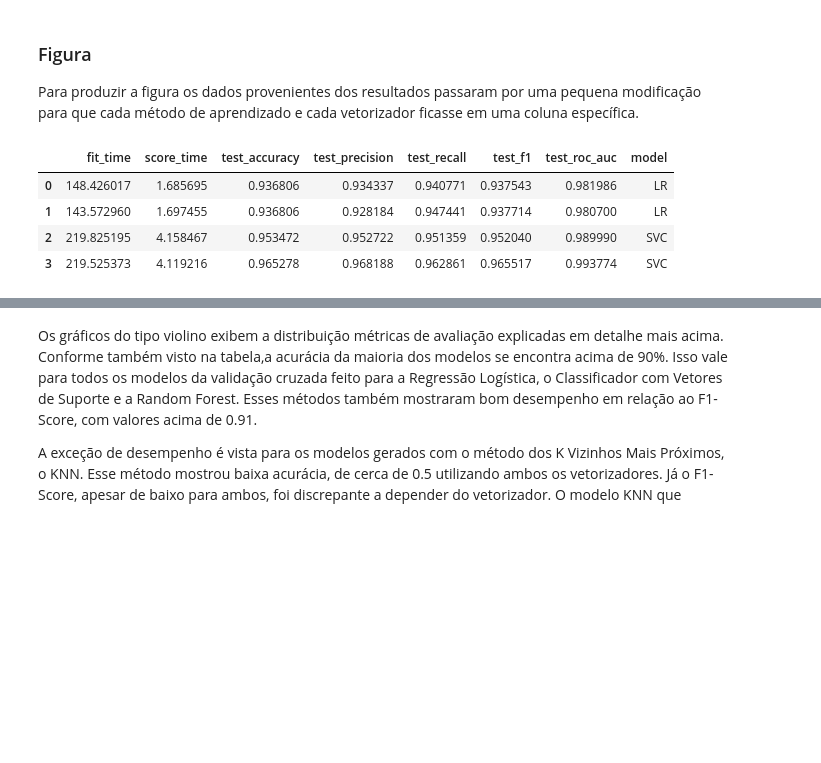
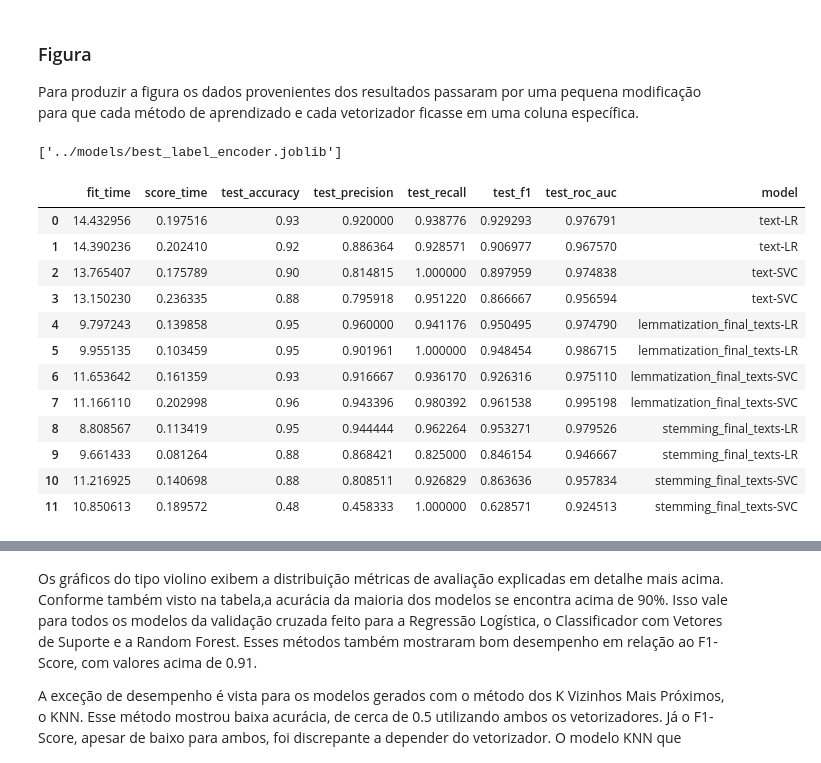
Before and after one commit to atlantico-academy/apura, a Jupyter notebook: notebooks/03 - Comparative Analysis.ipynb, the cells around one changed output, grey strips where cells are left out. Cells and saved outputs as stored; diff of their text form; code cells hidden in the pictures; blank space fills up the shorter version.

Commit message:
Finalização da modelagem (WIP).

```diff
--- a/notebooks/03 - Comparative Analysis.ipynb
+++ b/notebooks/03 - Comparative Analysis.ipynb
@@ -57,7 +62,8 @@ df = pd.read_csv(input_path)
 corpus = df.text.to_list()
 
 # Atribui os valores 1 para notícias verdadeiras e 0 para notícias falsas
-labels = df.label.replace({"true": 1, "fake": 0})
+label_encoder = LabelEncoder()
+labels = label_encoder.fit_transform(df.label)
 # %% [markdown]
 ## Conversão dos textos (Vetorizadores)
 
@@ -111,19 +116,19 @@ Contando então com várias árvores de decisão, a *Floresta*, é um classifica
 # %%
 models = [{
     'name': 'LR',
-    'model': LogisticRegression(),
+    'model': LogisticRegression(solver='liblinear'),
     'parameters':{
         'penalty': ['l1', 'l2'],
         'C' : np.logspace(-4, 4, 10),
     }
 },{
     'name': 'KNN',
-    'model': KNeighborsClassifier(),
+    'model': KNeighborsClassifier(algorithm='kd_tree'),
     'parameters': {
         'n_neighbors': np.arange(3, 21, 2),
         'weights': ['uniform', 'distance'],
         'metric': ['euclidean', 'manhattan'],
-        'algorithm': ['auto', 'ball_tree', 'kd_tree', 'brute']
+        # 'algorithm': ['auto', 'ball_tree', 'kd_tree', 'brute']
     }
 },{
     'name': 'SVC',
@@ -182,5 +187,7 @@ No nosso caso, como detector de notícias falsas, pode ser mais interessante, ca
 > Proporção dada pelo # de notícias falsas corretamente classificadas como falsas e o # total de notícias classificadas como falsas.
 - Sensibilidade
 > Proporção dada pelo # de notícias corretamente classificadas como falsas dividido pelo # notícias realmente falsas.
+# %%
+df = pd.read_csv('../data/processed/textos_pre-processado.csv').sample(500)
 # %%
 n_splits_cv = 2
@@ -289,17 +304,69 @@ As linhas que computam a média dessas métricas estão coloridas de acordo com
 ### Figura
 
 Para produzir a figura os dados provenientes dos resultados passaram por uma pequena modificação para que cada método de aprendizado e cada vetorizador ficasse em uma coluna específica.
+# %%
+best_model = next(item for item in models if item["name"] == winner.split("-")[-1])
+best_dataset_name = winner.split("-")[0]
+
+# remover depois que o conjunto de dados estiver OK
+if best_dataset_name == 'stemming_final_texts':
+    # transforma cada notícia de lista para string
+    corpus = df[best_dataset_name].apply(lambda x: ' '.join(eval(x))).to_list()
+else:
+    corpus = df[best_dataset_name].to_list()
+label_encoder = LabelEncoder()
+labels = label_encoder.fit_transform(df.label)
+
+param_grid = {
+    'vectorizer__tfidf__use_idf': [False, True],
+    'vectorizer__count__max_features': [1000, 2000],
+    'pca__n_components': [100, 200, 500],
+    **{f"model__{key}": value for key, value in best_model['parameters'].items()}
+}
+approach = Pipeline([
+    ("vectorizer", vectorizer),
+    ("pca", pca),
+    ("normalize", scaler),
+    ('model', best_model['model'])
+])
+
+gs = RandomizedSearchCV(
+    estimator=approach,
+    param_distributions=param_grid,
+    scoring='f1',
+    cv=n_splits_cv_grid_search,
+    random_state=24
+)
+
+gs.fit(corpus, labels)
+
+model_path = "../models/best_model.joblib"
+label_transformer_path = "../models/best_label_encoder.joblib"
+
+joblib.dump(gs.best_estimator_, model_path)
+joblib.dump(label_encoder, label_transformer_path)
+# %% [output]
+['../models/best_label_encoder.joblib']
 # %%
-results_df = (pd
-.DataFrame(scores)
+results_df = (
+    pd
+    .DataFrame(scores)
 )
 results_df
 # %% [output]
 |  | fit_time | score_time | test_accuracy | test_precision | test_recall | test_f1 | test_roc_auc | model |
-| 0 | 148.426017 | 1.685695 | 0.936806 | 0.934337 | 0.940771 | 0.937543 | 0.981986 | LR |
-| 1 | 143.572960 | 1.697455 | 0.936806 | 0.928184 | 0.947441 | 0.937714 | 0.980700 | LR |
-| 2 | 219.825195 | 4.158467 | 0.953472 | 0.952722 | 0.951359 | 0.952040 | 0.989990 | SVC |
-| 3 | 219.525373 | 4.119216 | 0.965278 | 0.968188 | 0.962861 | 0.965517 | 0.993774 | SVC |
+| 0 | 14.432956 | 0.197516 | 0.93 | 0.920000 | 0.938776 | 0.929293 | 0.976791 | text-LR |
+| 1 | 14.390236 | 0.202410 | 0.92 | 0.886364 | 0.928571 | 0.906977 | 0.967570 | text-LR |
+| 2 | 13.765407 | 0.175789 | 0.90 | 0.814815 | 1.000000 | 0.897959 | 0.974838 | text-SVC |
+| 3 | 13.150230 | 0.236335 | 0.88 | 0.795918 | 0.951220 | 0.866667 | 0.956594 | text-SVC |
+| 4 | 9.797243 | 0.139858 | 0.95 | 0.960000 | 0.941176 | 0.950495 | 0.974790 | lemmatization_final_texts-LR |
+| 5 | 9.955135 | 0.103459 | 0.95 | 0.901961 | 1.000000 | 0.948454 | 0.986715 | lemmatization_final_texts-LR |
+| 6 | 11.653642 | 0.161359 | 0.93 | 0.916667 | 0.936170 | 0.926316 | 0.975110 | lemmatization_final_texts-SVC |
+| 7 | 11.166110 | 0.202998 | 0.96 | 0.943396 | 0.980392 | 0.961538 | 0.995198 | lemmatization_final_texts-SVC |
+| 8 | 8.808567 | 0.113419 | 0.95 | 0.944444 | 0.962264 | 0.953271 | 0.979526 | stemming_final_texts-LR |
+| 9 | 9.661433 | 0.081264 | 0.88 | 0.868421 | 0.825000 | 0.846154 | 0.946667 | stemming_final_texts-LR |
+| 10 | 11.216925 | 0.140698 | 0.88 | 0.808511 | 0.926829 | 0.863636 | 0.957834 | stemming_final_texts-SVC |
+| 11 | 10.850613 | 0.189572 | 0.48 | 0.458333 | 1.000000 | 0.628571 | 0.924513 | stemming_final_texts-SVC |
 # %%
 fig, (ax1, ax2) = plt.subplots(1,2, figsize=(15,8))
 fig.suptitle('Acurácia e Escore F1 dos modelos', fontsize=16)
```
Also changed, not shown: parts of 6 cells of this notebook, 4 other files.
